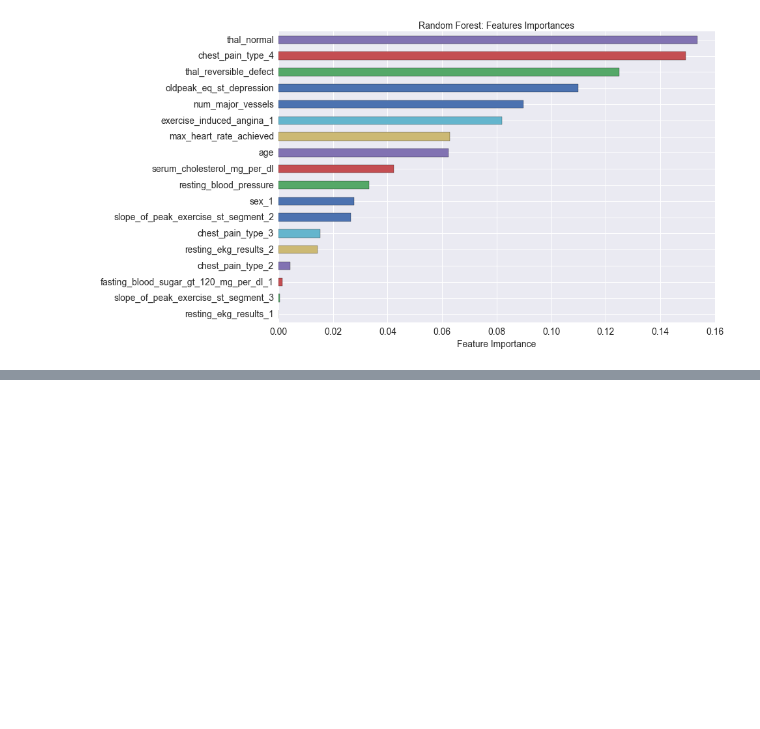
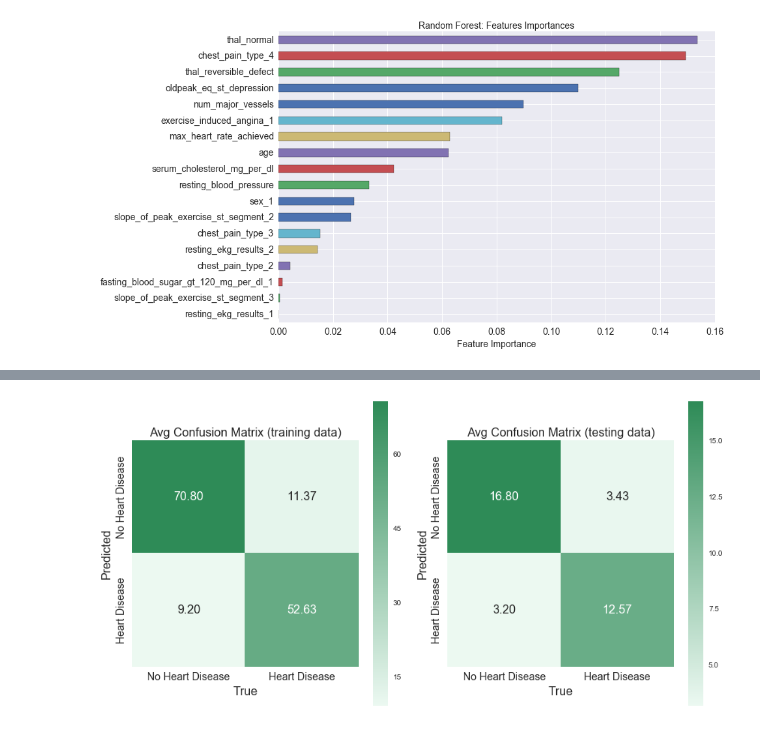
Before and after one commit to MattTriano/personal_site_public, a Jupyter notebook: Heart_Disease.ipynb, the cells around one changed output, grey strips where cells are left out. Cells and saved outputs as stored; diff of their text form; code cells hidden in the pictures; blank space fills up the shorter version.

```diff
--- a/Heart_Disease.ipynb
+++ b/Heart_Disease.ipynb
@@ -1346,0 +1460,10 @@ ax.set_xlabel('Feature Importance', fontsize=14)
+# %%
+cross_validated_cm_generator(clf_=ada_gs.best_estimator_,
+                             X_train_=X_train,
+                             y_train_ = y_train.values.reshape((len(y_train),)),
+                             class_labels=['No Heart Disease', 'Heart Disease'],
+                             n_splits_=5,
+                             n_reps_=6,
+                             labels=[0,1])
+# %% [output]
+[figure, added]
```
Also changed, not shown: parts of 27 cells of this notebook.
